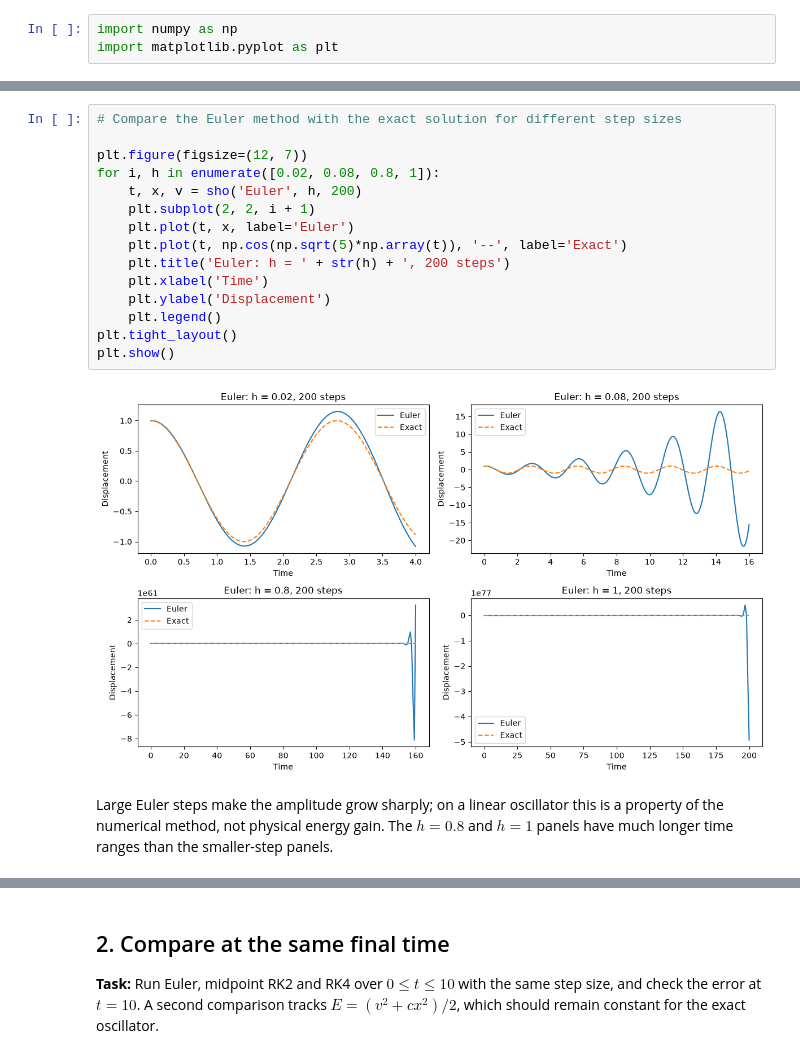
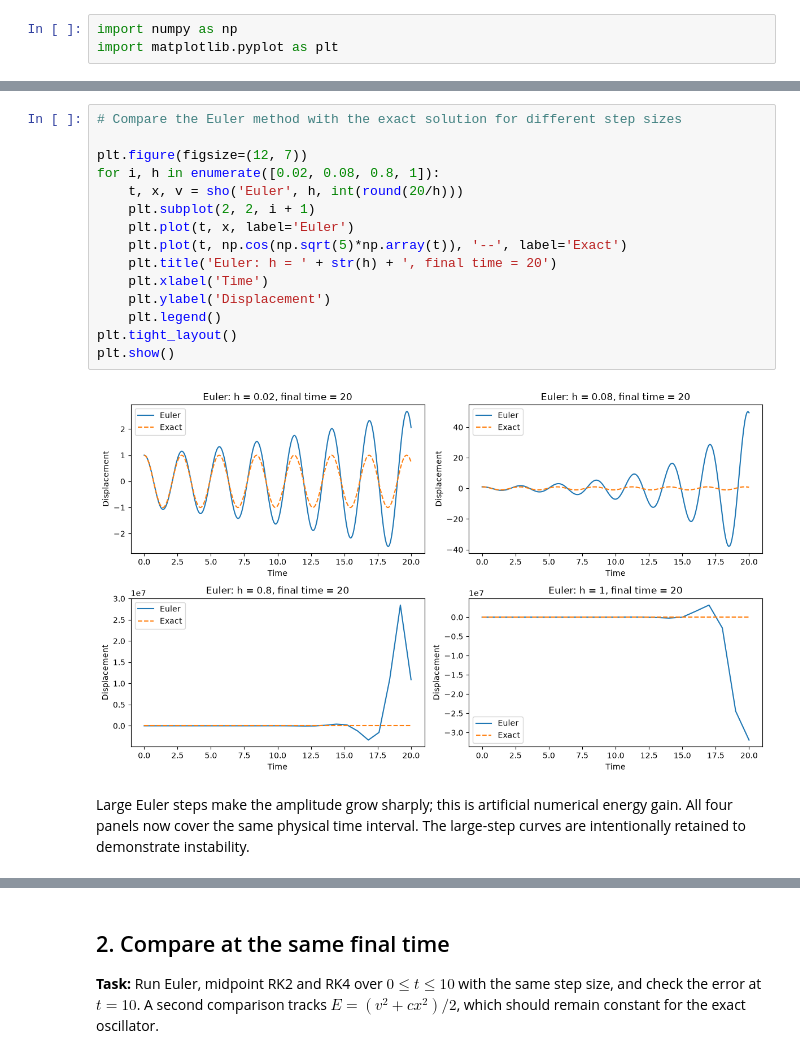
Before and after one commit to maryamahsan-codes/Math-Methods-for-Physicists-Python, a Jupyter notebook: 2_Differential Equations/2A_Oscillators_Euler_RK2_RK4_Verlet.ipynb, the cells around one changed output, grey strips where cells are left out. Cells and saved outputs as stored; diff of their text form.

```diff
--- a/2_Differential Equations/2A_Oscillators_Euler_RK2_RK4_Verlet.ipynb
+++ b/2_Differential Equations/2A_Oscillators_Euler_RK2_RK4_Verlet.ipynb
@@ -50,22 +59,22 @@ def sho(method, h, steps, c=5, x0=1, v0=0):
 # %%
 # Compare the Euler method with the exact solution for different step sizes
 
 plt.figure(figsize=(12, 7))
 for i, h in enumerate([0.02, 0.08, 0.8, 1]):
-    t, x, v = sho('Euler', h, 200)
+    t, x, v = sho('Euler', h, int(round(20/h)))
     plt.subplot(2, 2, i + 1)
     plt.plot(t, x, label='Euler')
     plt.plot(t, np.cos(np.sqrt(5)*np.array(t)), '--', label='Exact')
-    plt.title('Euler: h = ' + str(h) + ', 200 steps')
+    plt.title('Euler: h = ' + str(h) + ', final time = 20')
     plt.xlabel('Time')
     plt.ylabel('Displacement')
     plt.legend()
 plt.tight_layout()
 plt.show()
 # %% [output]
-[figure, old version]
+[figure, new version]
-# %% [markdown]
-Large Euler steps make the amplitude grow sharply; on a linear oscillator this is a property of the numerical method, not physical energy gain. The $h=0.8$ and $h=1$ panels have much longer time ranges than the smaller-step panels.
+# %% [markdown]
+Large Euler steps make the amplitude grow sharply; this is artificial numerical energy gain. All four panels now cover the same physical time interval. The large-step curves are intentionally retained to demonstrate instability.
 # %%
 # Compare RK2 with Euler and the exact solution for different step sizes
 
```
Also changed, not shown: parts of 14 cells of this notebook.
